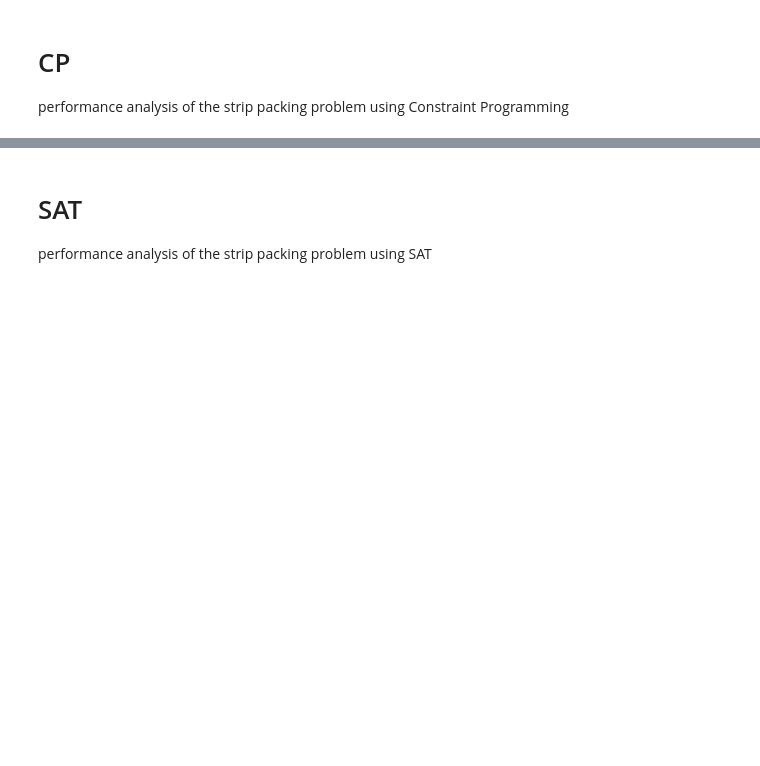
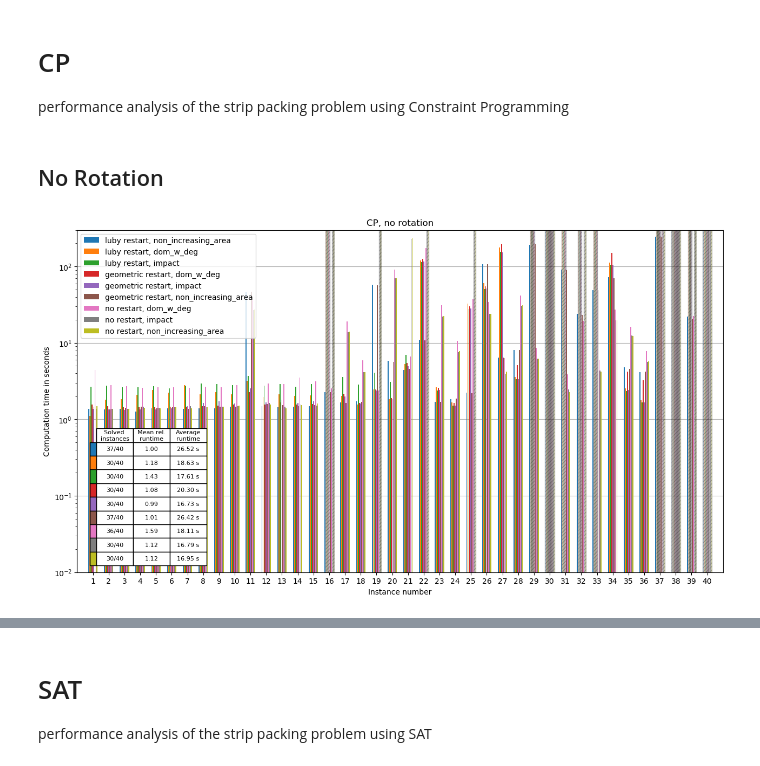
Before and after one commit to SamTheMar/Strip_packing_problem, a Jupyter notebook: analysis.ipynb, the cells around one changed output, grey strips where cells are left out. Cells and saved outputs as stored; diff of their text form; code cells hidden in the pictures; blank space fills up the shorter version.

Commit message:
adding cp histogram

```diff
--- a/analysis.ipynb
+++ b/analysis.ipynb
@@ -24,3 +24,33 @@ if not os.path.isdir(plot_folder):
 # %% [markdown]
 # CP
 performance analysis of the strip packing problem using Constraint Programming
+# %% [markdown]
+## No Rotation
+# %%
+# 1 dom_w_deg, 2 impact, 3 input_order
+# 1 luby, 2 geometric, 3 none
+d11 = get_execution_times("CP/out/no_rotation/luby/dom_w_deg")
+d21 = get_execution_times("CP/out/no_rotation/luby/impact")
+d31 = get_execution_times("CP/out/no_rotation/luby/non_increasing_area")
+d12 = get_execution_times("CP/out/no_rotation/geometric/dom_w_deg")
+d22 = get_execution_times("CP/out/no_rotation/geometric/impact")
+d32 = get_execution_times("CP/out/no_rotation/geometric/non_increasing_area")
+d13 = get_execution_times("CP/out/no_rotation/no_restart/dom_w_deg")
+d23 = get_execution_times("CP/out/no_rotation/no_restart/impact")
+d33 = get_execution_times("CP/out/no_rotation/no_restart/non_increasing_area")
+
+
+fig, ax = visualize_execution_times(
+    [d31, d11, d21, d12, d22, d32, d13, d23, d33],
+    labels=['luby restart, non_increasing_area', 'luby restart, dom_w_deg', 'luby restart, impact',
+            'geometric restart, dom_w_deg', 'geometric restart, impact', 'geometric restart, non_increasing_area',
+            'no restart, dom_w_deg', 'no restart, impact', 'no restart, non_increasing_area'],
+    first_is_baseline=True,
+    title="CP, no rotation",
+    stats_table_bbox=(0.03, 0.02, 0.17, 0.4))
+if save_figures:
+    for f in plot_formats:
+        fig.savefig(os.path.join(plot_folder, 'CP_no_rotation.' + f))
+plt.show()
+# %% [output]
+[figure, added]
```
Also changed, not shown: parts of 4 cells of this notebook.
